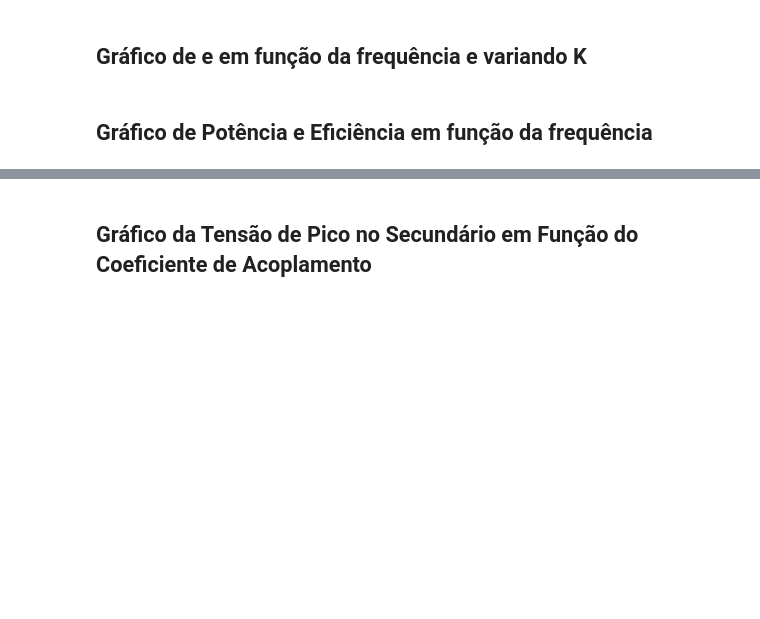
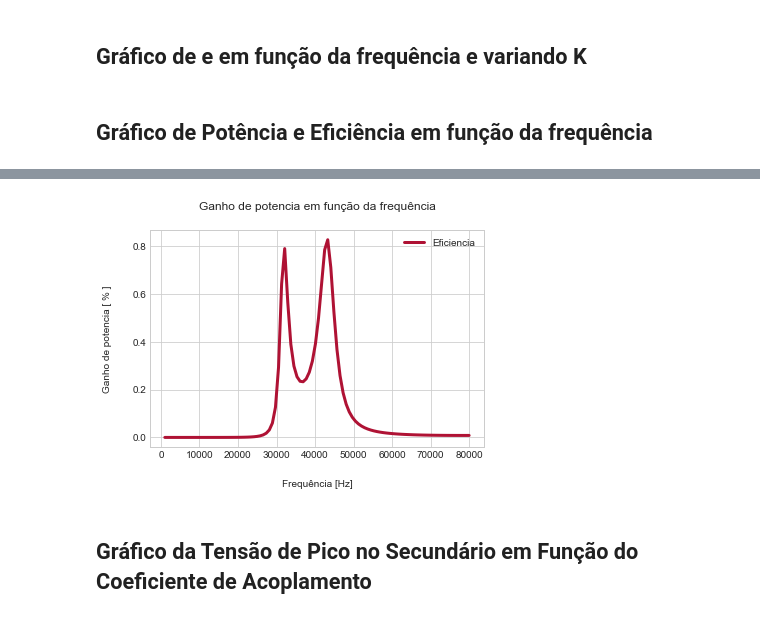
Before and after one commit to lucasfonseca19/projeto-eletromag, a Jupyter notebook: projeto.ipynb, the cells around one changed output, grey strips where cells are left out. Cells and saved outputs as stored; diff of their text form; code cells hidden in the pictures; blank space fills up the shorter version.

Commit message:
calculando a eficiencia

```diff
--- a/projeto.ipynb
+++ b/projeto.ipynb
@@ -338,3 +341,57 @@ Potencia máxima S2 = (34.41687620683839+8.881784197001252e-16j) para uma freque
+# %%
+#eficiencia:
+
+F = np.linspace(1000,80000,100) # Intervalo de frequências de 10Hz até 50kHz
+eficiencia = []   # Lista para armazenar os valores de potência no primário  # Lista para armazenar os valores de potência no secundário
+
+max_s1 = 0
+max_s2 = 0
+
+f_max_s1 = 0
+f_max_s2 = 0
+for f in F:
+    i1, i2, v2 = calcular_transformador(Vt, Rc, k, f, R1, R2, L1, L2, C1, False)
+    i_rc = v2 / Rc
+    # Potências:
+    S1 = Vt * i1.conjugate() / 2
+    S2 = v2 * i_rc.conjugate() / 2
+
+
+    if S1 > max_s1:
+        max_s1 = S1
+        f_max_s1 = f
+    if S2 > max_s2:
+        max_s2 = S2
+        f_max_s2 = f
+
+    eficiencia.append(S2/S1)
+
+# fig, ax = plt.subplots()
+# ax.spines['top'].set_visible(False)
+# ax.spines['right'].set_visible(False)
+# ax.spines['bottom'].set_visible(False)
+# ax.spines['left'].set_visible(False)
+plt.style.use('seaborn-whitegrid')
+
+text = "Freq: {:.2f} Hz, Potência: {:.2f} W".format(f_max_s2, max_s2)
+bbox_props = dict(boxstyle='round', fc='white', ec='black', lw=1)
+arrowprops=dict(arrowstyle="->",connectionstyle="angle,angleA=0,angleB=60")
+kw = dict(xycoords='data',textcoords="axes fraction",
+          arrowprops=arrowprops, bbox=bbox_props, ha="left", va="top")
+
+ax.annotate(text, xy=(f_max_s2,max_s2), xytext=(0.1,0.8), **kw)
+
+
+
+
+plt.plot(F, eficiencia, label="Eficiencia", color="#af1234",linewidth=3)
+plt.legend(frameon=False)
+plt.xlabel("Frequência [Hz]",labelpad=20)
+plt.ylabel("Ganho de potencia [ % ]", labelpad=20)
+plt.title("Ganho de potencia em função da frequência", pad=20)
+plt.savefig(f'Ganho_de_potencia.png', dpi=300)
+# %% [output]
+[figure, added]
 # %% [markdown]
 ## Gráfico da Tensão de Pico no Secundário em Função do Coeficiente de Acoplamento
 # %%
```
Also changed, not shown: parts of 8 cells of this notebook, 4 other files.
